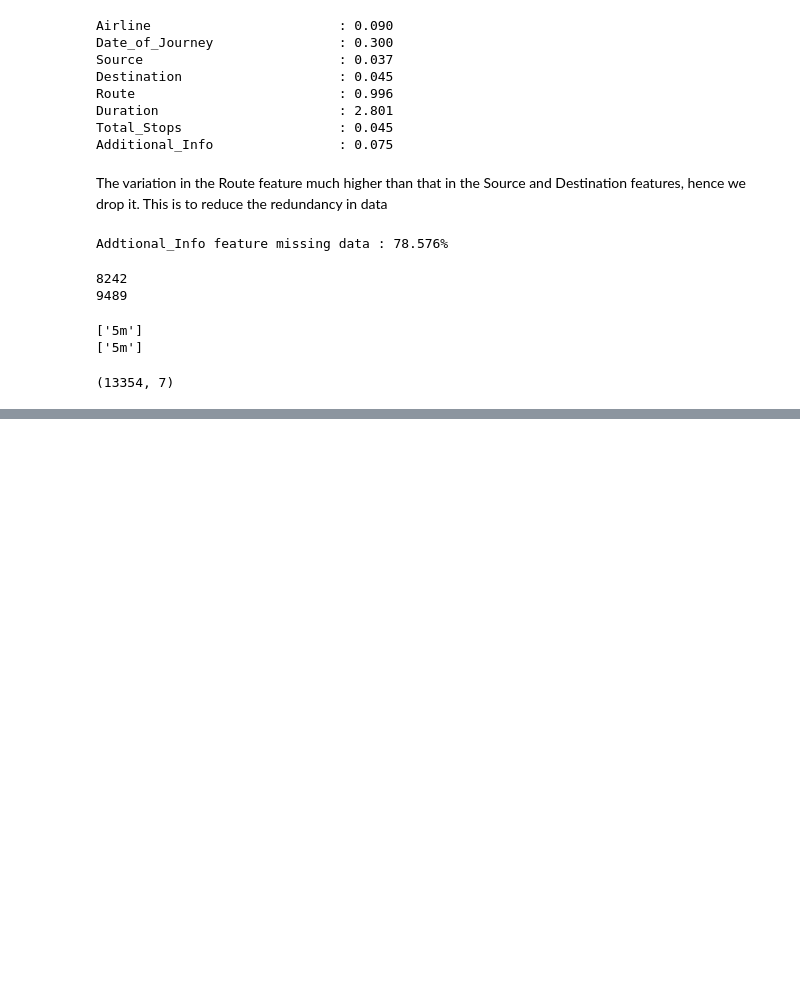
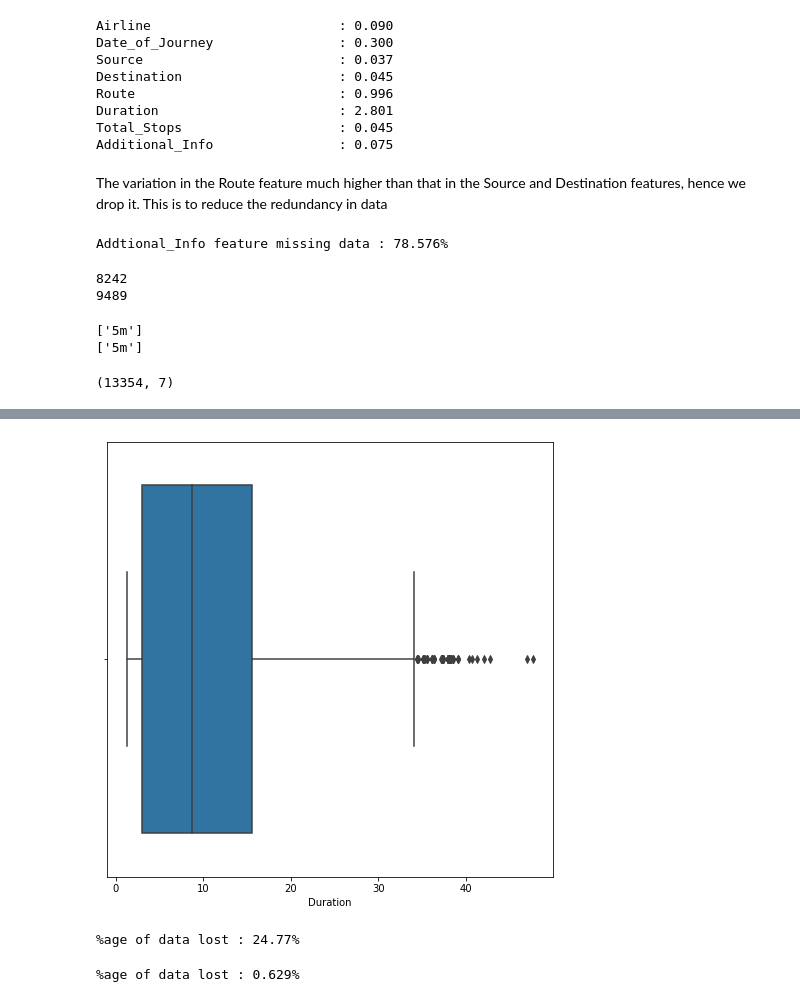
Before and after one commit to zobekenobe/DT-Evaluation-Project, a Jupyter notebook: Project 7.ipynb, the cells around one changed output, grey strips where cells are left out. Cells and saved outputs as stored; diff of their text form; code cells hidden in the pictures; blank space fills up the shorter version.

```diff
--- a/Project 7.ipynb
+++ b/Project 7.ipynb
@@ -272,0 +291,20 @@ memory usage: 730.3+ KB
+# %%
+# The feature seems to have some outliers, hence we check for outliers with the boxplot
+plt.figure(figsize = (8,8))
+sns.boxplot(df['Duration'], orient = 'h')
+plt.show()
+# %% [output]
+[figure, added]
+# %%
+# As expected there are quite a few outliers and we try and drop them
+q1 = df['Duration'].quantile(0.25)
+q3 = df['Duration'].quantile(0.75)
+
+iqr = q3 - q1
+# finding the upper quantile values
+
+hi = q3 + 1.5 * iqr
+
+print(f"%age of data lost : {np.where(df['Duration'] > q3)[0].shape[0]/len(df)*100:0.2f}%")
+# %% [output]
+%age of data lost : 24.77%
@@ -272,0 +315,4 @@ memory usage: 730.3+ KB
+# %%
+print(f"%age of data lost : {len(df[(z > 3).all(axis = 1)])/len(df)*100:0.3f}%")
+# %% [output]
+%age of data lost : 0.629%
```
Also changed, not shown: parts of 42 cells of this notebook.
